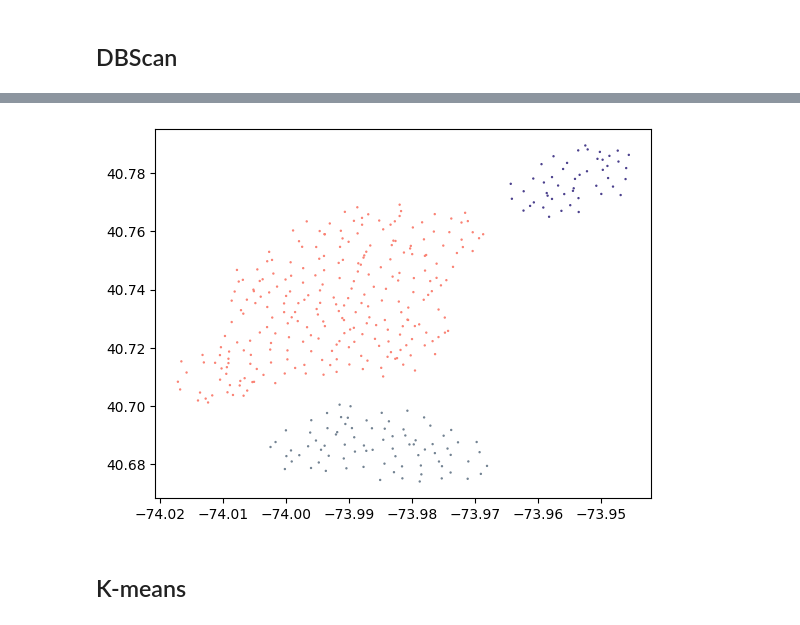
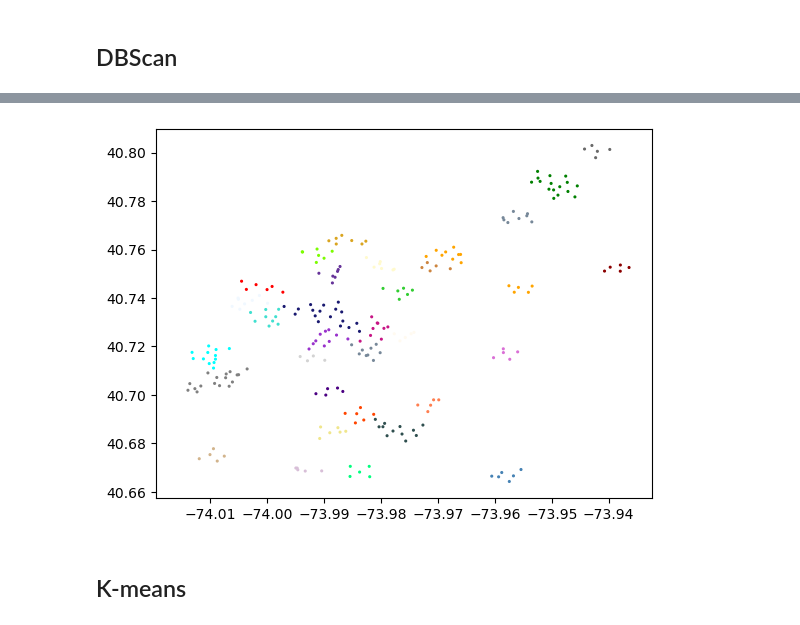
Before and after one commit to katrinemariepedersen/Business_analytics_project, a Jupyter notebook: Load_of_dat.ipynb, the cells around one changed output, grey strips where cells are left out. Cells and saved outputs as stored; diff of their text form; code cells hidden in the pictures.

Commit message:
Added plots, clustering for end_stations. Set index on original dataframe

```diff
--- a/Load_of_dat.ipynb
+++ b/Load_of_dat.ipynb
@@ -39,0 +40,3 @@ f.describe()
+# %%
+f = f.rename({"Unnamed: 0": "Trip ID"}, axis="columns")
+f = f.set_index("Trip ID")
@@ -88,5 +107,27 @@ dtype: object
 # %% [markdown]
 # Clustering
 # %%
-new_df = f.drop_duplicates(subset='start_station_id')[['start_station_id', 'start_station_latitude', 'start_station_longitude']]
-new_df = new_df.set_index("start_station_id")
+fig, (ax1, ax2) = plt.subplots(1, 2, figsize=(8, 4))
+
+xlim, ylim = (-74.1, -73.55), (40.5, 45.7)
+dot_size = 1
+
+start_station_df = f.drop_duplicates(subset='start_station_id')[['start_station_id', 'start_station_latitude', 'start_station_longitude']]
+start_station_df = start_station_df.set_index("start_station_id")
+x=start_station_df[['start_station_longitude', 'start_station_latitude']]
+ax1.scatter(x['start_station_longitude'],x['start_station_latitude'],s=dot_size)
+ax1.set_title("Start Stations")
+ax1.set_xlim(*xlim)
+ax1.set_ylim(*ylim)
+
+end_station_df = f.drop_duplicates(subset='end_station_id')[['end_station_id', 'end_station_latitude', 'end_station_longitude']]
+end_station_df = end_station_df.set_index("end_station_id")
+x=end_station_df[['end_station_longitude', 'end_station_latitude']]
+ax2.scatter(x['end_station_longitude'],x['end_station_latitude'],s=dot_size)
+ax2.set_title("End Stations")
+ax2.set_xlim(*xlim)
+ax2.set_ylim(*ylim)
+ax2.set_yticks([])
+
+plt.tight_layout()
+plt.show()
@@ -93,3 +135,0 @@ new_df = new_df.set_index("start_station_id")
-# %%
-x=new_df[['start_station_longitude', 'start_station_latitude']]
-len(x)
@@ -104,6 +137,6 @@ plt.scatter(x['start_station_longitude'],x['start_station_latitude'],s=0.5)
 ## DBScan
 # %%
 from sklearn.cluster import DBSCAN
-dbs=DBSCAN(min_samples=30, eps=0.009)
+dbs=DBSCAN(min_samples=5, eps=0.003)
 dbs.fit(x)
 # %% [output]
@@ -131,24 +150,24 @@ array([-1,  0,  0,  1,  1, -1,  0,  0,  1,  1,  0,  0,  0,  0,  1,  0,  0,
 # %%
 import random
 from matplotlib import colors as mcolors
 
 num_colors=len(set(dbs.labels_))-1   #it's the number of different labels except for 1 (the -1 label)
 colors=list(mcolors.CSS4_COLORS.keys())  #found this by searching "python color list"
 cluster_colors=random.choices(colors, k=num_colors)
 x_=[]
 y_=[]
 c_=[]
 for label, x_val, y_val in zip(dbs.labels_, x['start_station_longitude'], x['start_station_latitude']):
     if label==-1:
         continue
     x_.append(x_val)
     y_.append(y_val)
     c_.append(cluster_colors[label])
 #plt.figure(figsize=(18, 12))
-plt.scatter(x_,y_,s=0.5,c=c_)
+plt.scatter(x_,y_,s=1.5,c=c_)
 plt.show()
 # %% [output]
-[figure, old version]
+[figure, new version]
 # %% [markdown]
 ## K-means
 # %%
```
Also changed, not shown: parts of 17 cells of this notebook.
